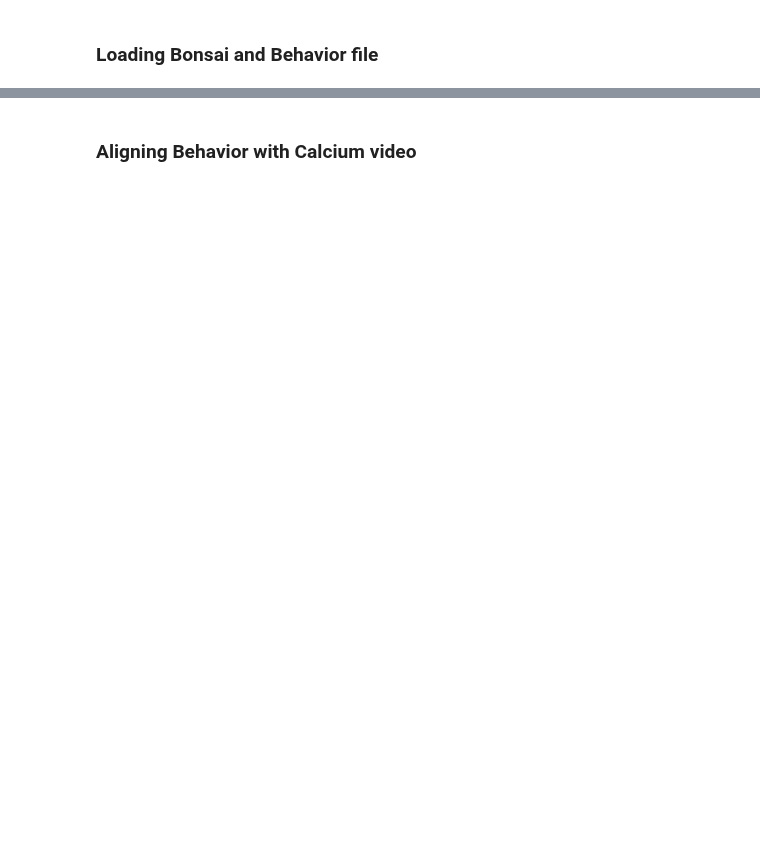
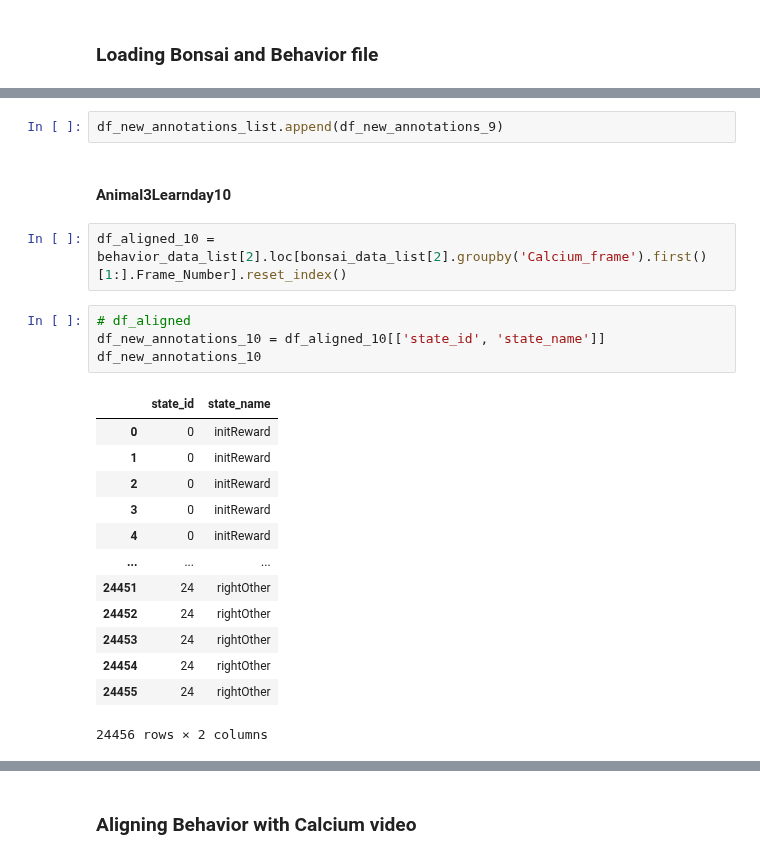
Before and after one commit to konkalaitzidis/bpnn, a Jupyter notebook: src/V3/BPNN_V3.ipynb, the cells around one changed output, grey strips where cells are left out. Saved outputs shown, nothing was run; the diff lists cells and outputs as text; blank space fills up the shorter version.

```diff
--- a/src/V3/BPNN_V3.ipynb
+++ b/src/V3/BPNN_V3.ipynb
@@ -187,0 +400,24 @@ df_behavior = pd.read_hdf('/home/dmc/Desktop/kostas/direct-Behavior-prediction-f
+# %%
+df_new_annotations_list.append(df_new_annotations_9)
+# %% [markdown]
+#### Animal3Learnday10
+# %%
+df_aligned_10 = behavior_data_list[2].loc[bonsai_data_list[2].groupby('Calcium_frame').first()[1:].Frame_Number].reset_index()
+# %%
+# df_aligned
+df_new_annotations_10 = df_aligned_10[['state_id', 'state_name']]
+df_new_annotations_10
+# %% [output]
+|  | state_id | state_name |
+| 0 | 0 | initReward |
+| 1 | 0 | initReward |
+| 2 | 0 | initReward |
+| 3 | 0 | initReward |
+| 4 | 0 | initReward |
+| ... | ... | ... |
+| 24451 | 24 | rightOther |
+| 24452 | 24 | rightOther |
+| 24453 | 24 | rightOther |
+| 24454 | 24 | rightOther |
+| 24455 | 24 | rightOther |
+24456 rows × 2 columns
```
Also changed, not shown: parts of 58 cells of this notebook, 4 other files.
